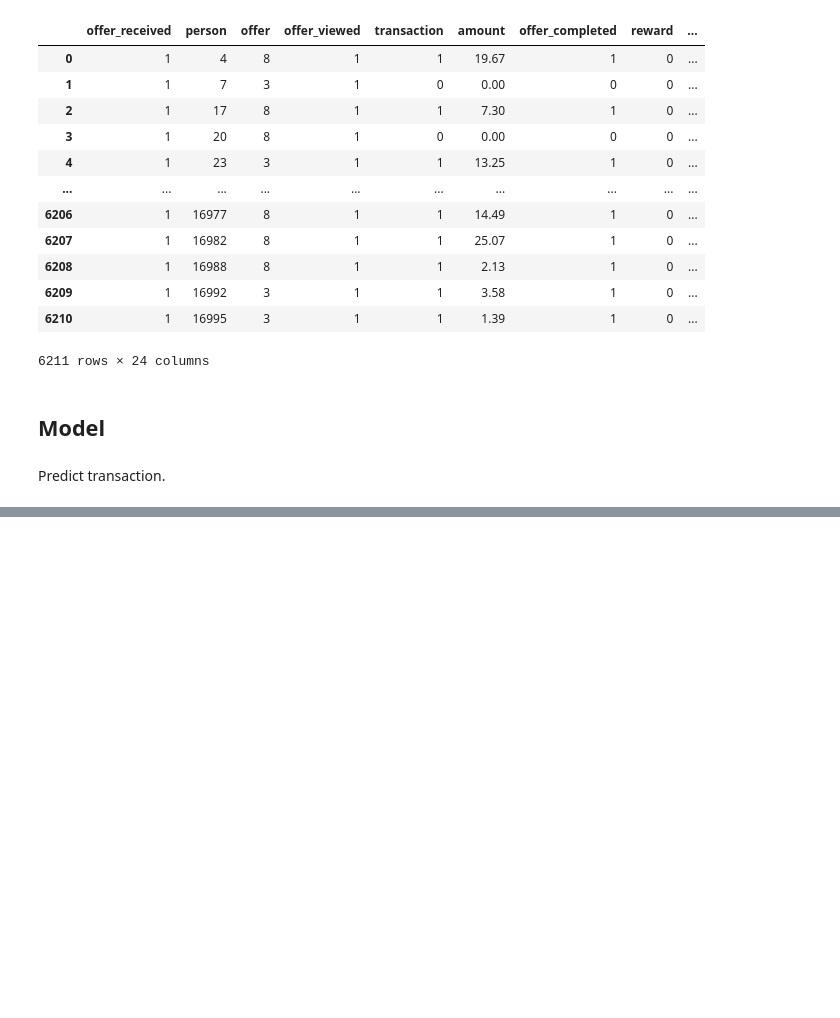
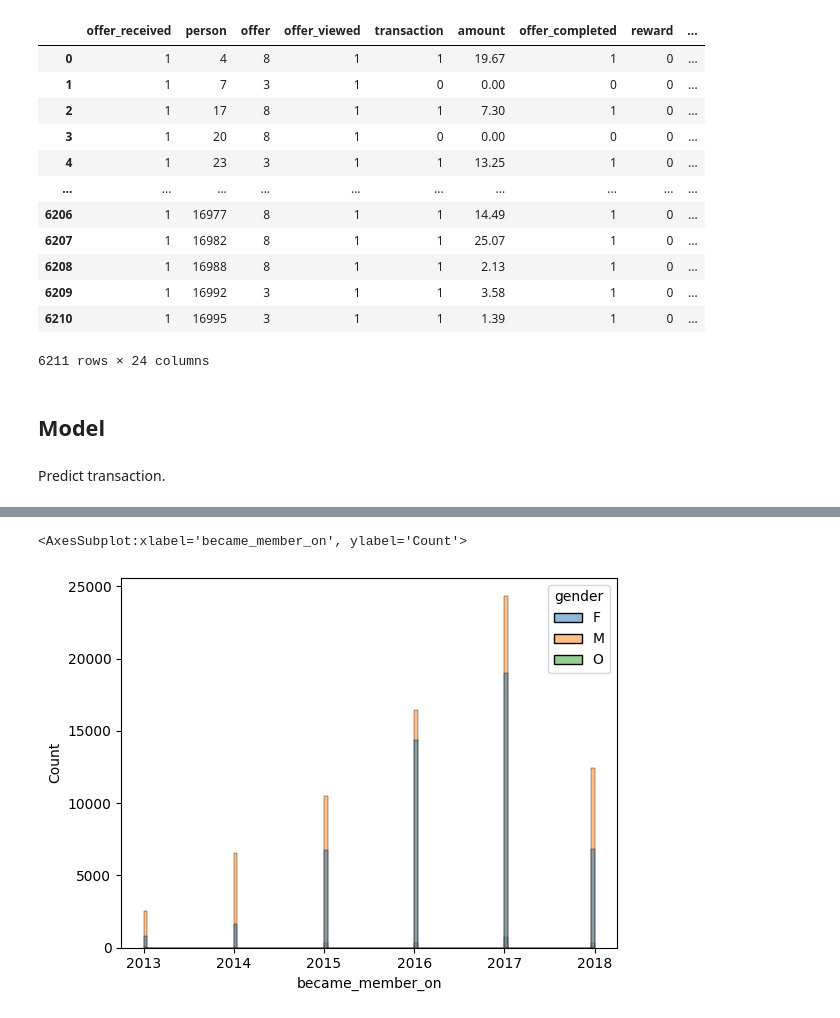
Before and after one commit to natashk/Starbucks-Capstone, a Jupyter notebook: Starbucks_Capstone_notebook.ipynb, the cells around one changed output, grey strips where cells are left out. Saved outputs shown, nothing was run; the diff lists cells and outputs as text; code cells hidden in the pictures; blank space fills up the shorter version.

```diff
--- a/Starbucks_Capstone_notebook.ipynb
+++ b/Starbucks_Capstone_notebook.ipynb
@@ -1935,0 +2019,3 @@ utils.save_model(model_lr, 'model/model_lr.pkl')
+# %%
+new_combined = new_transactions.merge(users2, how='left', left_on='person', right_on='id').drop(columns=['id','orig_id'])
+new_combined
@@ -1935,0 +2036,5 @@ utils.save_model(model_lr, 'model/model_lr.pkl')
+# %%
+offers0 = pd.read_json('data/portfolio.json', orient='records', lines=True)
+offers0 = offers0.reset_index()
+offers0['index'] = offers0['index'] +1
+offers0
@@ -1935,0 +2053,6 @@ utils.save_model(model_lr, 'model/model_lr.pkl')
+# %%
+new_combined = new_combined.merge(
+    offers0, how='left', left_on='offer', right_on='index'
+).drop(columns=['index','id','channels'])
+new_combined['became_member_on'] = new_combined['became_member_on'].apply(lambda x: int(str(x)[:4]))
+new_combined
@@ -1935,0 +2111,3 @@ utils.save_model(model_lr, 'model/model_lr.pkl')
+# %%
+tr = new_combined[new_combined['event']=='transaction']
+tr
@@ -1935,0 +2128,5 @@ utils.save_model(model_lr, 'model/model_lr.pkl')
+# %%
+sns.histplot(data=tr, x='became_member_on', hue='gender')
+# %% [output]
+<AxesSubplot:xlabel='became_member_on', ylabel='Count'>
+[figure, added]
```
Also changed, not shown: parts of 25 cells of this notebook, 9 other files.
